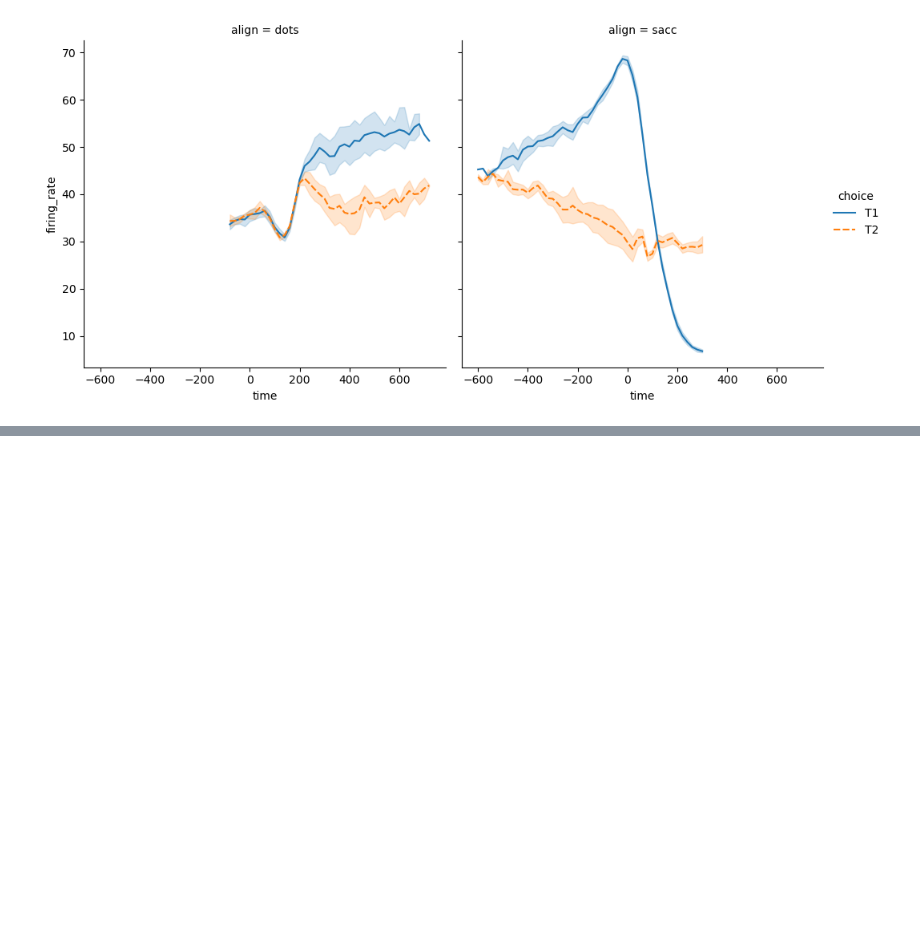
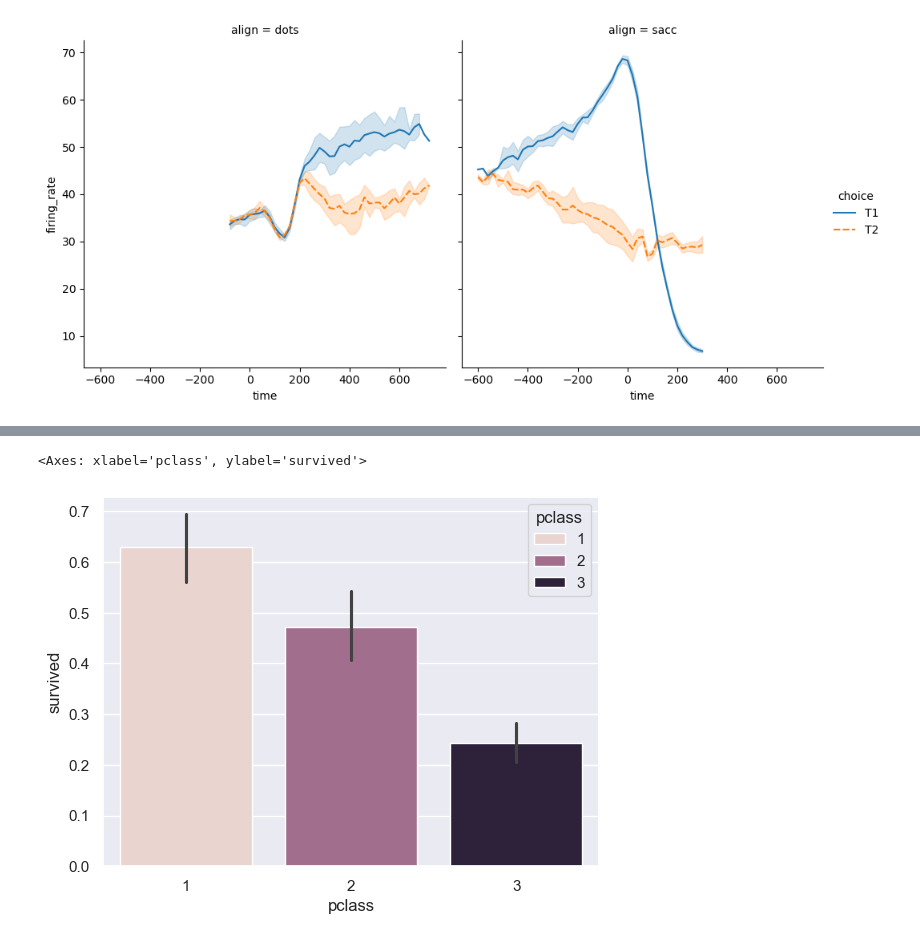
Before and after one commit to kabb98/IABD, a Jupyter notebook: PIA/Seaborn/seaborn.ipynb, the cells around one changed output, grey strips where cells are left out. Cells and saved outputs as stored; diff of their text form; code cells hidden in the pictures; blank space fills up the shorter version.

```diff
--- a/PIA/Seaborn/seaborn.ipynb
+++ b/PIA/Seaborn/seaborn.ipynb
@@ -56,0 +92,7 @@ sns.relplot(kind="line" ,x='time', y='firing_rate', data=dots, col='align',  sty
+# %%
+# Grafico de barras para cada clase y ratio de supervivencia
+sns.set_theme()
+sns.barplot(x='pclass', y='survived', data=df, hue='pclass')
+# %% [output]
+<Axes: xlabel='pclass', ylabel='survived'>
+[figure, added]
```
Also changed, not shown: parts of 8 cells of this notebook, 1 other file.
